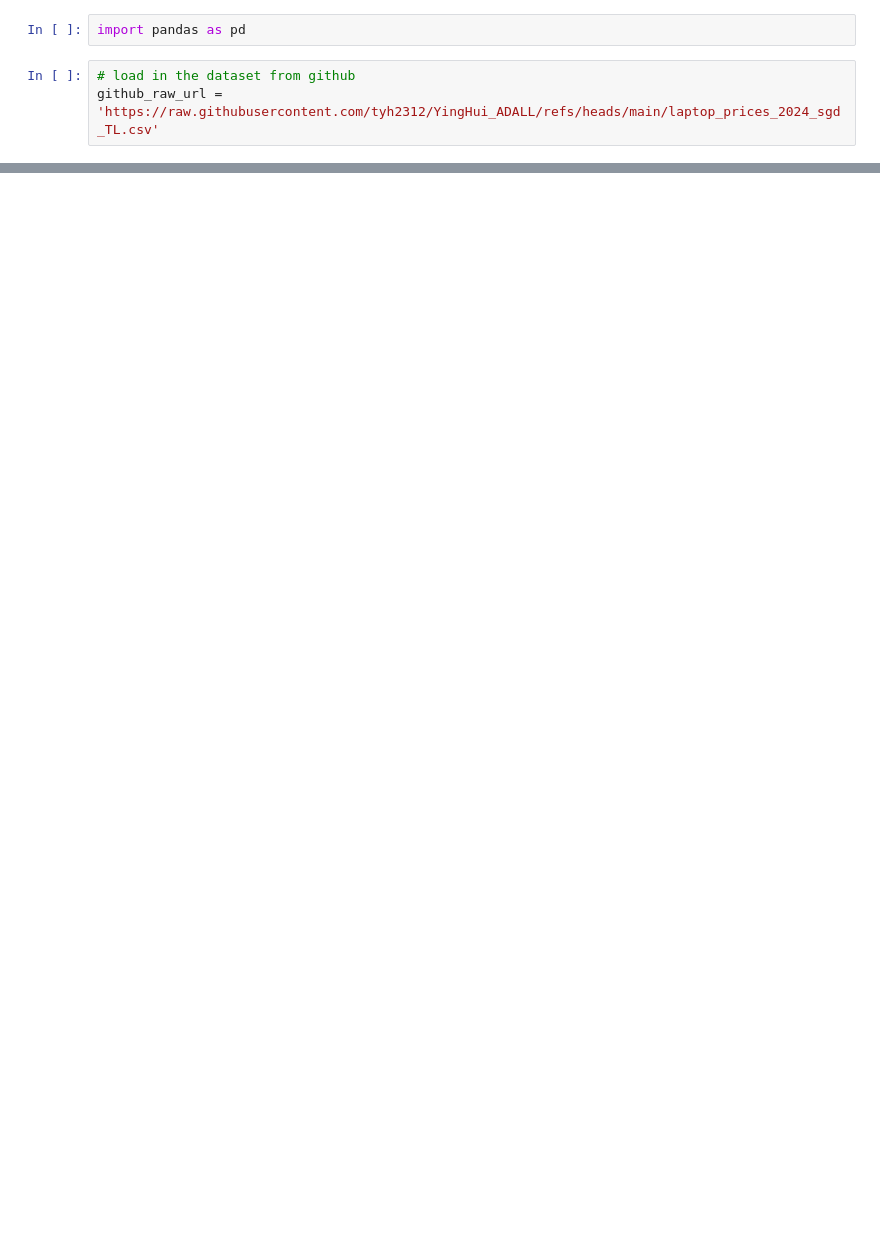
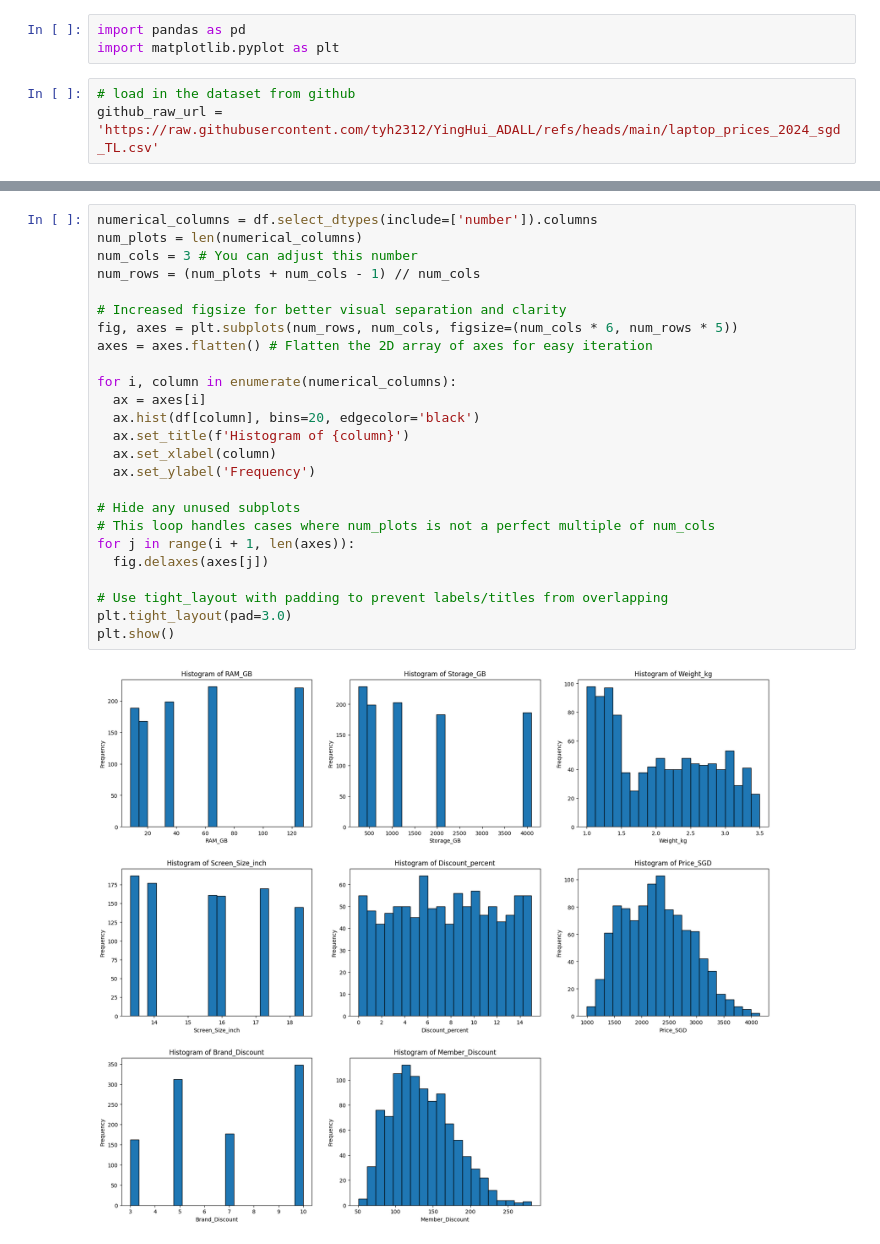
Before and after one commit to tyh2312/YingHui_ADALL, a Jupyter notebook: ADALL_Week2Lab.ipynb, the cells around one changed output, grey strips where cells are left out. Cells and saved outputs as stored; diff of their text form; blank space fills up the shorter version.

Commit message:
Generated charts using Gen AI prompts

```diff
--- a/ADALL_Week2Lab.ipynb
+++ b/ADALL_Week2Lab.ipynb
@@ -2,6 +2,7 @@
 <a href="https://colab.research.google.com/github/tyh2312/YingHui_ADALL/blob/main/ADALL_Week2Lab.ipynb" target="_parent"><img src="https://colab.research.google.com/assets/colab-badge.svg" alt="Open In Colab"/></a>
 # %%
 import pandas as pd
+import matplotlib.pyplot as plt
 # %%
 # load in the dataset from github
 github_raw_url = 'https://raw.githubusercontent.com/tyh2312/YingHui_ADALL/refs/heads/main/laptop_prices_2024_sgd_TL.csv'
@@ -27,3 +28,30 @@ Successfully loaded data from GitHub!
 | 432 | Dell | Alienware M15 | AMD Ryzen 9 8900HX | NVIDIA RTX 4070 | 8 | SSD | 512 | False | 1.07 | ... |
 | 569 | HP | Omen 15 | Intel i7-14800H | NVIDIA RTX 4080 | 128 | SSD | 256 | True | 1.22 | ... |
 | 956 | Microsoft | Surface Pro 8 | Intel Core Ultra 7 15500H | NVIDIA RTX 4070 | 64 | SSD | 1024 | False | 3.31 | ... |
+# %%
+numerical_columns = df.select_dtypes(include=['number']).columns
+num_plots = len(numerical_columns)
+num_cols = 3 # You can adjust this number
+num_rows = (num_plots + num_cols - 1) // num_cols
+
+# Increased figsize for better visual separation and clarity
+fig, axes = plt.subplots(num_rows, num_cols, figsize=(num_cols * 6, num_rows * 5))
+axes = axes.flatten() # Flatten the 2D array of axes for easy iteration
+
+for i, column in enumerate(numerical_columns):
+  ax = axes[i]
+  ax.hist(df[column], bins=20, edgecolor='black')
+  ax.set_title(f'Histogram of {column}')
+  ax.set_xlabel(column)
+  ax.set_ylabel('Frequency')
+
+# Hide any unused subplots
+# This loop handles cases where num_plots is not a perfect multiple of num_cols
+for j in range(i + 1, len(axes)):
+  fig.delaxes(axes[j])
+
+# Use tight_layout with padding to prevent labels/titles from overlapping
+plt.tight_layout(pad=3.0)
+plt.show()
+# %% [output]
+[figure, added]
```
